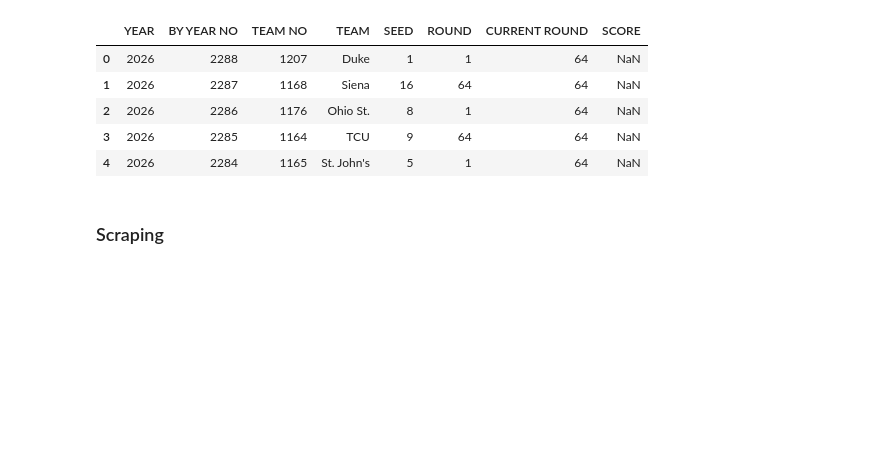
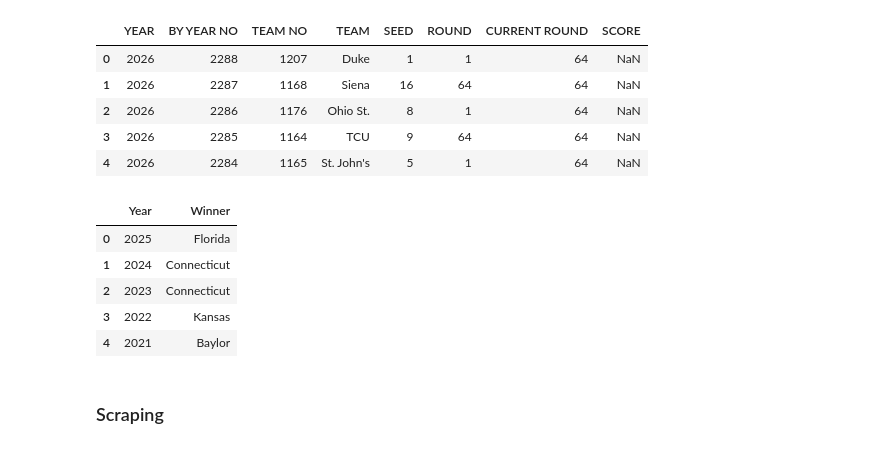
Before and after one commit to jstebick16-cloud/Stebick-Scores, a Jupyter notebook: finalcapstone.ipynb, the cells around one changed output. Cells and saved outputs as stored; diff of their text form; code cells hidden in the pictures; blank space fills up the shorter version.

Commit message:
Added Champions to data

```diff
--- a/finalcapstone.ipynb
+++ b/finalcapstone.ipynb
@@ -169,6 +169,17 @@ tournament_matchups.head()
 | 2 | 2026 | 2286 | 1176 | Ohio St. | 8 | 1 | 64 | NaN |
 | 3 | 2026 | 2285 | 1164 | TCU | 9 | 64 | 64 | NaN |
 | 4 | 2026 | 2284 | 1165 | St. John's | 5 | 1 | 64 | NaN |
+# %%
+champions = pd.read_csv("data/champions.csv")
+# %%
+champions.head()
+# %% [output]
+|  | Year | Winner |
+| 0 | 2025 | Florida |
+| 1 | 2024 | Connecticut |
+| 2 | 2023 | Connecticut |
+| 3 | 2022 | Kansas |
+| 4 | 2021 | Baylor |
 # %% [markdown]
 ### Scraping
 # %%
```
Also changed, not shown: parts of 1 cell of this notebook.
